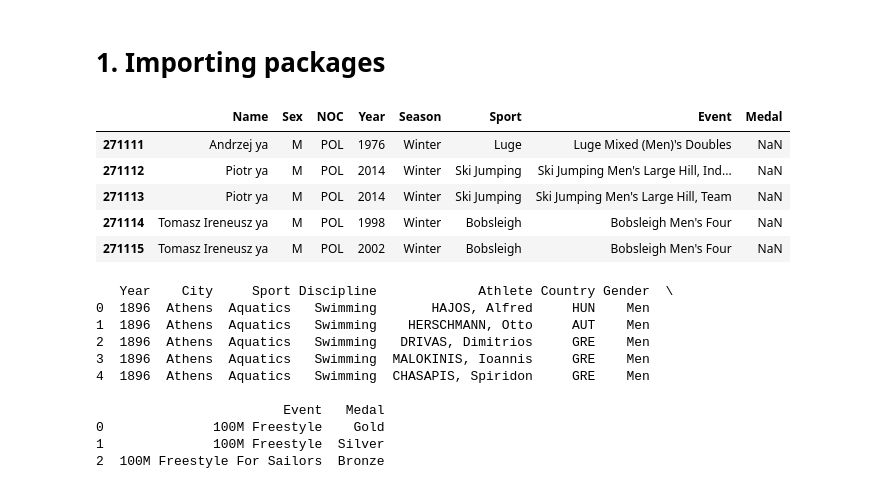
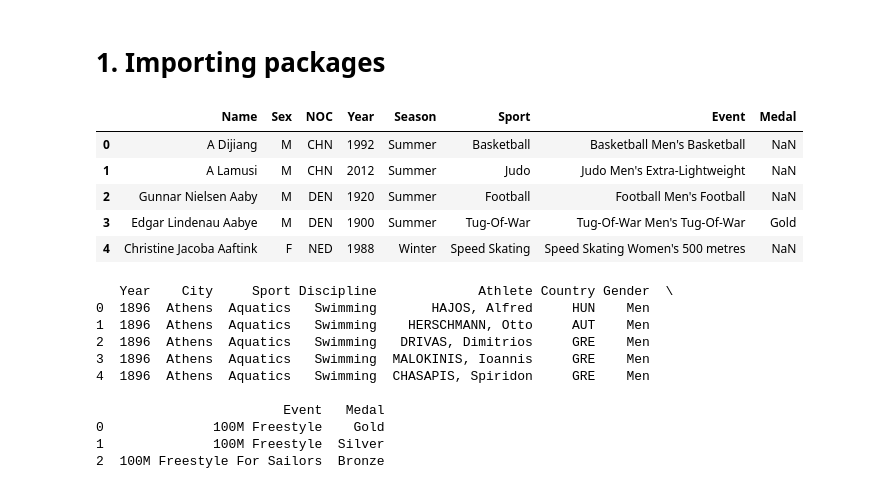
Before and after one commit to akash16dhotre/01_Olympics_Dataset_EDA, a Jupyter notebook: Olympic game EAD.ipynb, the cells around one changed output. Saved outputs shown, nothing was run; the diff lists cells and outputs as text; code cells hidden in the pictures.

```diff
--- a/Olympic game EAD.ipynb
+++ b/Olympic game EAD.ipynb
@@ -28,18 +28,18 @@ host = pd.read_csv('https://raw.githubusercontent.com/eulers-identity/Summer-Oly
 # %%
 #Importing supportive data
 #This file is 15 MB, so might take some time to get loaded inside kernel
 
-athlete_data = pd.read_csv('https://raw.githubusercontent.com/eulers-identity/Summer-Olympics-EDA/master/athlete_events.csv')
+athlete_data = pd.read_csv('athlete_events.csv')
 
 #Kindly Wait for below function to show output
 athlete_data.head()
 # %% [output]
 |  | Name | Sex | NOC | Year | Season | Sport | Event | Medal |
-| 271111 | Andrzej ya | M | POL | 1976 | Winter | Luge | Luge Mixed (Men)'s Doubles | NaN |
-| 271112 | Piotr ya | M | POL | 2014 | Winter | Ski Jumping | Ski Jumping Men's Large Hill, Ind... | NaN |
-| 271113 | Piotr ya | M | POL | 2014 | Winter | Ski Jumping | Ski Jumping Men's Large Hill, Team | NaN |
-| 271114 | Tomasz Ireneusz ya | M | POL | 1998 | Winter | Bobsleigh | Bobsleigh Men's Four | NaN |
-| 271115 | Tomasz Ireneusz ya | M | POL | 2002 | Winter | Bobsleigh | Bobsleigh Men's Four | NaN |
+| 0 | A Dijiang | M | CHN | 1992 | Summer | Basketball | Basketball Men's Basketball | NaN |
+| 1 | A Lamusi | M | CHN | 2012 | Summer | Judo | Judo Men's Extra-Lightweight | NaN |
+| 2 | Gunnar Nielsen Aaby | M | DEN | 1920 | Summer | Football | Football Men's Football | NaN |
+| 3 | Edgar Lindenau Aabye | M | DEN | 1900 | Summer | Tug-Of-War | Tug-Of-War Men's Tug-Of-War | Gold |
+| 4 | Christine Jacoba Aaftink | F | NED | 1988 | Winter | Speed Skating | Speed Skating Women's 500 metres | NaN |
 # %%
 #Verifying if files got loaded properly
 print(primary_data.head(),region.head(),gdp.head(),happiness.head(),host.head(),athlete_data.head())
```
Also changed, not shown: parts of 16 cells of this notebook.
